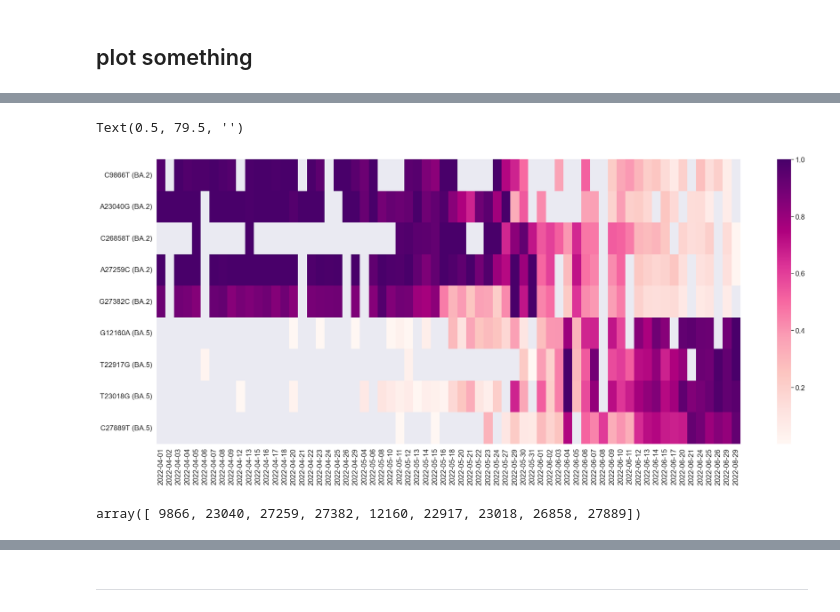
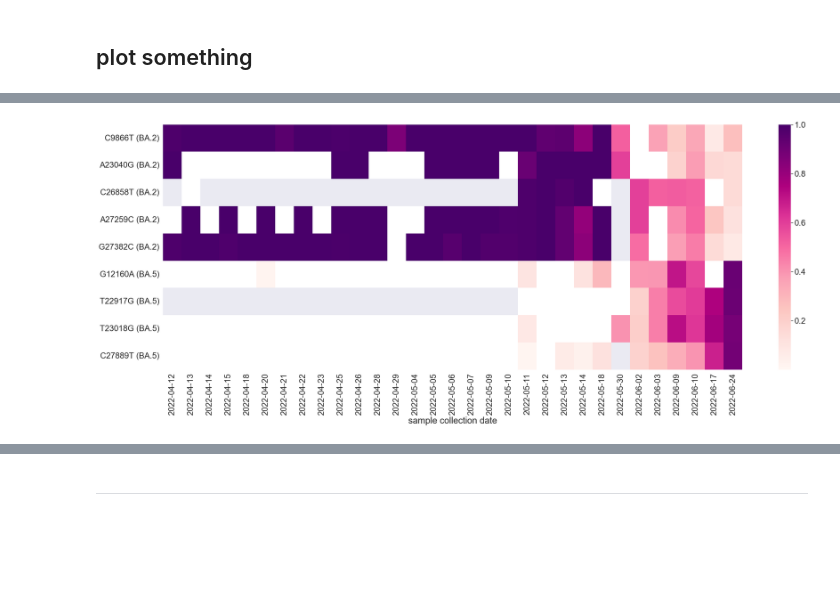
Before and after one commit to cbg-ethz/SARS-CoV-2-wastewater-sample-processing-VILOCA, a Jupyter notebook: resources/setup_emergence_new_variant/workflow/notebooks/rise_of_ba.5.ipynb, the cells around one changed output, grey strips where cells are left out. Drawn from its saved outputs; the diff is of its cells as text; code cells hidden in the pictures; blank space fills up the shorter version.

Commit message:
updated notebook, 0 freq in white and no data in gray

```diff
--- a/resources/setup_emergence_new_variant/workflow/notebooks/rise_of_ba.5.ipynb
+++ b/resources/setup_emergence_new_variant/workflow/notebooks/rise_of_ba.5.ipynb
@@ -170,5 +88,3 @@ df_muts_def['amplicon'] = df_muts_def.apply(get_amplicon,axis=1)
-# %%
-df_muts_def['shared'] = df_muts_def.apply(lambda row: 1 if row["BA.2"]==row["BA.5"] else 0, axis=1)
 # %% [markdown]
 ## Load sample information - location and date
 # %%
@@ -224,0 +146,2 @@ array(['2022-04-07', '2022-04-21', '2022-05-12', '2022-05-19',
+# %%
+df_cocc = pd.concat([df_cocc, df_cocc_june])
@@ -226,0 +167,4 @@ df_cocc["mutation_id"] = df_cocc["ref"] + df_cocc["position"].astype(str) + df_c
+# %%
+df_coverage = pd.read_csv("../../results/samples.all_coverage.csv")
+df_coverage = df_coverage[df_coverage['pos'].isin(list(only_ba5) + list(only_ba2))]
+df_coverage['date'] = df_coverage.apply(f_sample2date, axis=1)
@@ -231,13 +191,10 @@ df_res = df_cocc[df_cocc['position'].isin(df_muts_def['position'])]
 df_res = pd.merge(df_res, df_muts_def, left_on = 'position', right_on = 'position', how='left')
 
 def get_mutation_label(row):
-    if row['shared'] == 1:
-        return row['mutation_id'] + " (shared)"
-    else:
-        if row['BA.2'] ==1:
-            return row['mutation_id'] + " (BA.2)"
-        if row['BA.5'] ==1:
-            return row['mutation_id'] + " (BA.5)"
+    if (row['BA.5'] == 0) & (row['BA.2'] == 1):
+           return row['mutation_id'] + " (BA.2)"
+    if (row['BA.2'] == 0) & (row['BA.5'] == 1):
+           return row['mutation_id'] + " (BA.5)"
 
 df_res['mutation_label'] = df_res.apply(get_mutation_label, axis=1)
 # %%
@@ -280,26 +239,59 @@ array(['C9866T (BA.2)', 'A23040G (BA.2)', 'A27259C (BA.2)',
 # %%
-data = df_res[df_res['amplicon'].isin(print_amplicons)][['freq', 'mutation_label', 'date', 'position', "BA.5"]]
+data = df_res[['freq', 'mutation_label', 'date', 'position', "BA.5"]]
 data = data[data['position'].isin(list(only_ba5) + list(only_ba2))]
-
 data = data[~data['mutation_label'].isin(drop_mutation)]
 
+drop_early_dates = ['2022-04-01', '2022-04-02', '2022-04-03', '2022-04-04', '2022-04-05', '2022-04-06',
+                    '2022-04-07', '2022-04-08', '2022-04-09', '2022-04-10', '2022-04-11']
+data = data[~data['date'].isin(drop_early_dates)]
+
+
 orders = data.sort_values(['BA.5', 'position'])['mutation_label'].unique()
-sns.set(font_scale=1.5)
+
+data = data.pivot_table(index=['mutation_label', 'position'],
+                        values='freq',
+                        columns='date',
+                        fill_value=0,
+                       ).reset_index()
+
+data = pd.melt(data,
+               id_vars=['mutation_label', 'position'],
+               var_name='date',
+               value_name='freq')
+
+data = pd.merge(data, df_coverage[['pos', 'date', 'coverage']],
+                left_on = ['date', 'position'],
+                right_on= ['date', 'pos'])
+
+data.loc[data['coverage']<1, 'freq'] = np.nan
+
+import numpy as np
+data = data.pivot_table(index='mutation_label',
+                        values='freq',
+                        columns='date',
+                        #aggfunc=lambda x: np.log10(x),
+                       ).reindex(index=orders)
+
+sns.set(font_scale=2.0)
 
 fig = plt.figure(figsize = (30, 12))
 
 ax = fig.add_subplot(111)
-sns.heatmap(data.pivot_table(index='mutation_label', values='freq', columns='date').reindex(index=orders),
-            cmap="RdPu", ax=ax)
+
+import matplotlib as mpl
+cmap = mpl.cm.get_cmap("RdPu").copy()
+cmap.set_under(color='white')
+
+sns.heatmap(data,
+            cmap=cmap,
+            vmin=0.000001,
+            ax=ax)
 
 ax.set_ylabel('')
-ax.set_xlabel('')
+ax.set_xlabel('sample collection date')
 
-#fig.savefig('heatmap_freq_ba2_ba5_specific_mutations.svg')
+fig.tight_layout()
+
+fig.savefig('heatmap_freq_ba2_ba5_specific_mutations.pdf')
 # %% [output]
-Text(0.5, 79.5, '')
-[figure, old version]
+[figure, new version]
-# %%
-data['position'].unique()
-# %% [output]
-array([ 9866, 23040, 27259, 27382, 12160, 22917, 23018, 26858, 27889])
```
Also changed, not shown: parts of 34 cells of this notebook.
